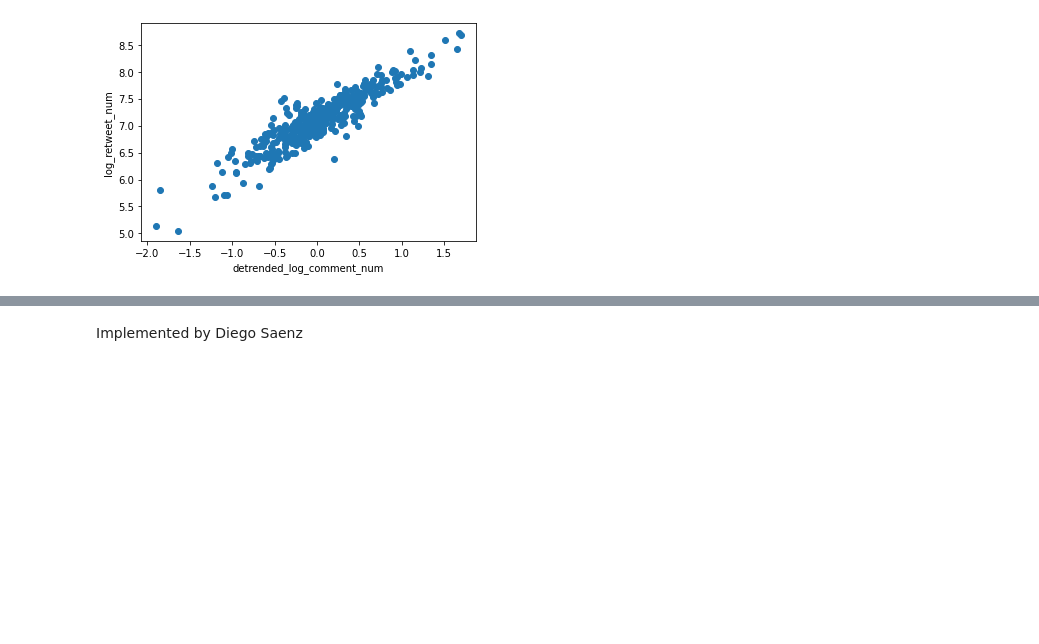
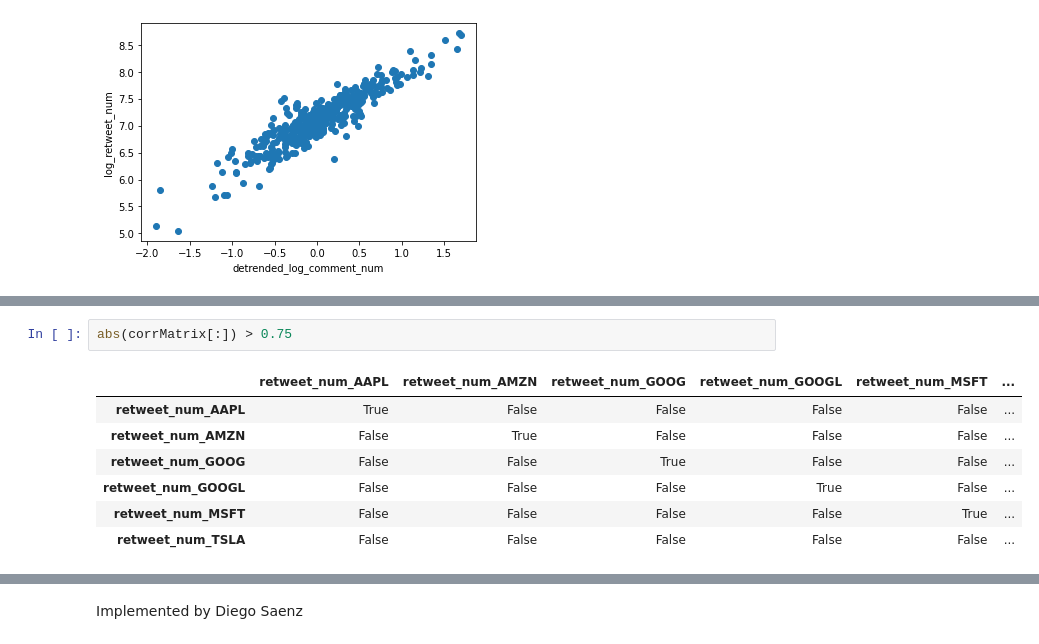
Before and after one commit to dssaenzml/ml703_timeSeriesCausalDiscovery, a Jupyter notebook: Pytrad/stocks_causal_discovery_pytrad.ipynb, the cells around one changed output, grey strips where cells are left out. Cells and saved outputs as stored; diff of their text form; blank space fills up the shorter version.

```diff
--- a/Pytrad/stocks_causal_discovery_pytrad.ipynb
+++ b/Pytrad/stocks_causal_discovery_pytrad.ipynb
@@ -263,0 +413,10 @@ phase1 remove X1 --- X2 by sepset ('X3',) pval:0.7557804754878925
+# %%
+abs(corrMatrix[:]) > 0.75
+# %% [output]
+|  | retweet_num_AAPL | retweet_num_AMZN | retweet_num_GOOG | retweet_num_GOOGL | retweet_num_MSFT | ... |
+| retweet_num_AAPL | True | False | False | False | False | ... |
+| retweet_num_AMZN | False | True | False | False | False | ... |
+| retweet_num_GOOG | False | False | True | False | False | ... |
+| retweet_num_GOOGL | False | False | False | True | False | ... |
+| retweet_num_MSFT | False | False | False | False | True | ... |
+| retweet_num_TSLA | False | False | False | False | False | ... |
```
Also changed, not shown: parts of 30 cells of this notebook, 2 other files.
